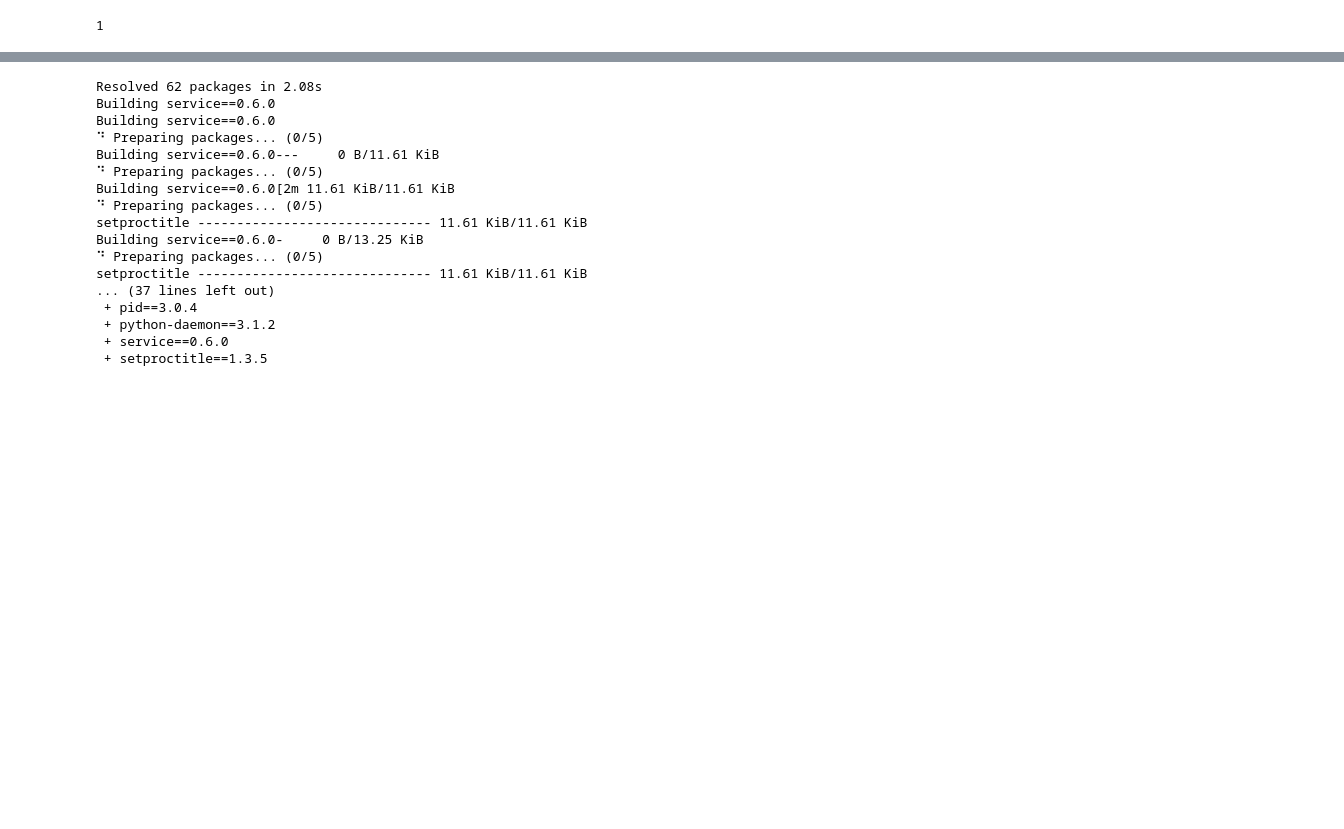
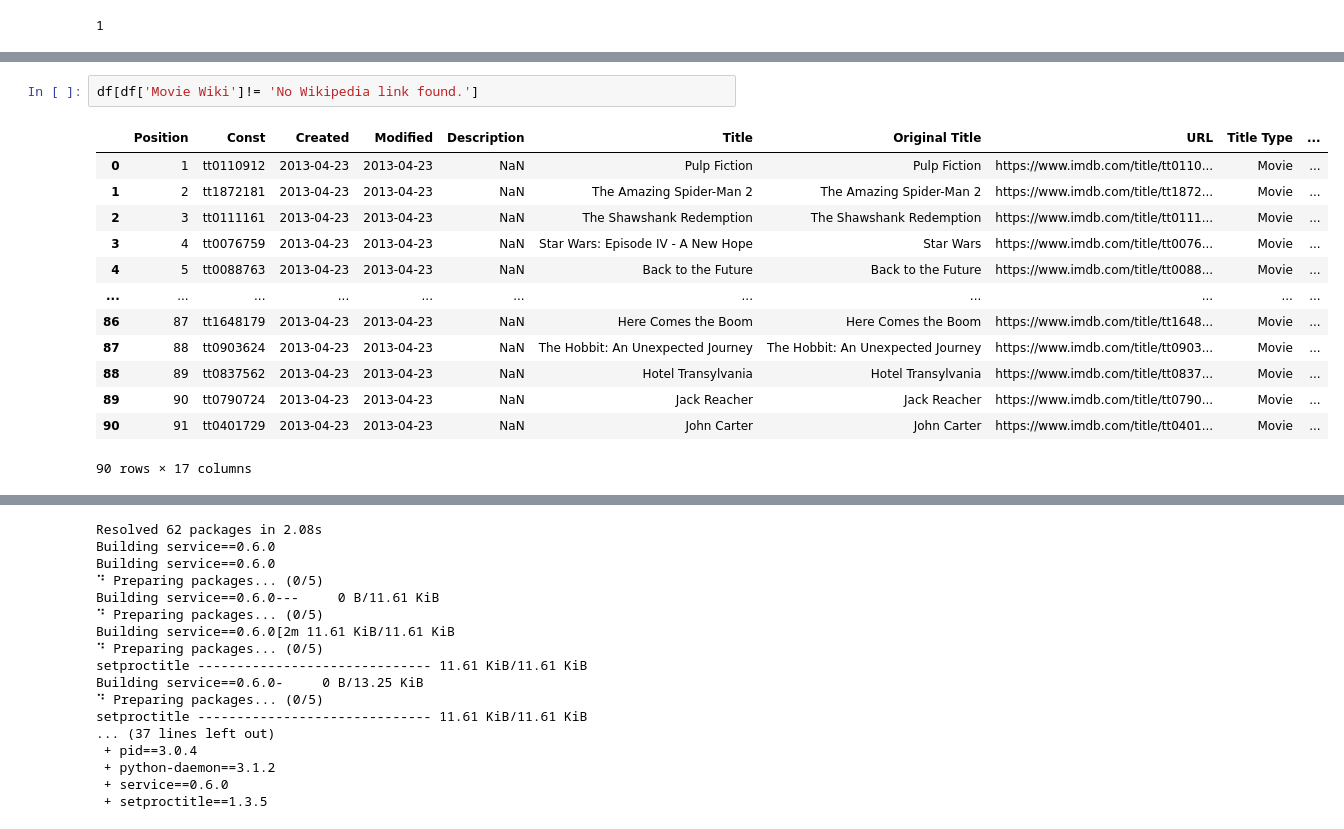
Before and after one commit to Vishwajyoti/movie_data_llm, a Jupyter notebook: explore.ipynb, the cells around one changed output, grey strips where cells are left out. Saved outputs shown, nothing was run; the diff lists cells and outputs as text; blank space fills up the shorter version.

```diff
--- a/explore.ipynb
+++ b/explore.ipynb
@@ -118,0 +132,16 @@ ModuleNotFoundError: No module named 'service'
+# %%
+df[df['Movie Wiki']!= 'No Wikipedia link found.']
+# %% [output]
+|  | Position | Const | Created | Modified | Description | Title | Original Title | URL | Title Type | ... |
+| 0 | 1 | tt0110912 | 2013-04-23 | 2013-04-23 | NaN | Pulp Fiction | Pulp Fiction | https://www.imdb.com/title/tt0110... | Movie | ... |
+| 1 | 2 | tt1872181 | 2013-04-23 | 2013-04-23 | NaN | The Amazing Spider-Man 2 | The Amazing Spider-Man 2 | https://www.imdb.com/title/tt1872... | Movie | ... |
+| 2 | 3 | tt0111161 | 2013-04-23 | 2013-04-23 | NaN | The Shawshank Redemption | The Shawshank Redemption | https://www.imdb.com/title/tt0111... | Movie | ... |
+| 3 | 4 | tt0076759 | 2013-04-23 | 2013-04-23 | NaN | Star Wars: Episode IV - A New Hope | Star Wars | https://www.imdb.com/title/tt0076... | Movie | ... |
+| 4 | 5 | tt0088763 | 2013-04-23 | 2013-04-23 | NaN | Back to the Future | Back to the Future | https://www.imdb.com/title/tt0088... | Movie | ... |
+| ... | ... | ... | ... | ... | ... | ... | ... | ... | ... | ... |
+| 86 | 87 | tt1648179 | 2013-04-23 | 2013-04-23 | NaN | Here Comes the Boom | Here Comes the Boom | https://www.imdb.com/title/tt1648... | Movie | ... |
+| 87 | 88 | tt0903624 | 2013-04-23 | 2013-04-23 | NaN | The Hobbit: An Unexpected Journey | The Hobbit: An Unexpected Journey | https://www.imdb.com/title/tt0903... | Movie | ... |
+| 88 | 89 | tt0837562 | 2013-04-23 | 2013-04-23 | NaN | Hotel Transylvania | Hotel Transylvania | https://www.imdb.com/title/tt0837... | Movie | ... |
+| 89 | 90 | tt0790724 | 2013-04-23 | 2013-04-23 | NaN | Jack Reacher | Jack Reacher | https://www.imdb.com/title/tt0790... | Movie | ... |
+| 90 | 91 | tt0401729 | 2013-04-23 | 2013-04-23 | NaN | John Carter | John Carter | https://www.imdb.com/title/tt0401... | Movie | ... |
+90 rows × 17 columns
```
Also changed, not shown: parts of 15 cells of this notebook, 5 other files.
